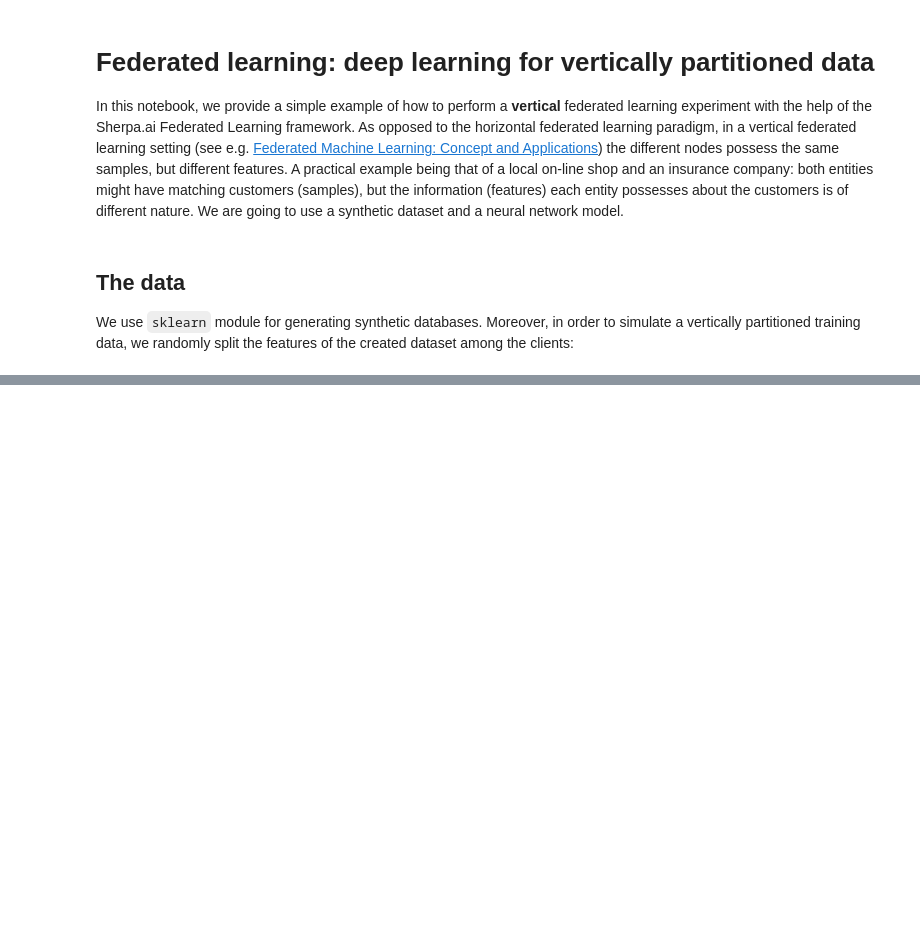
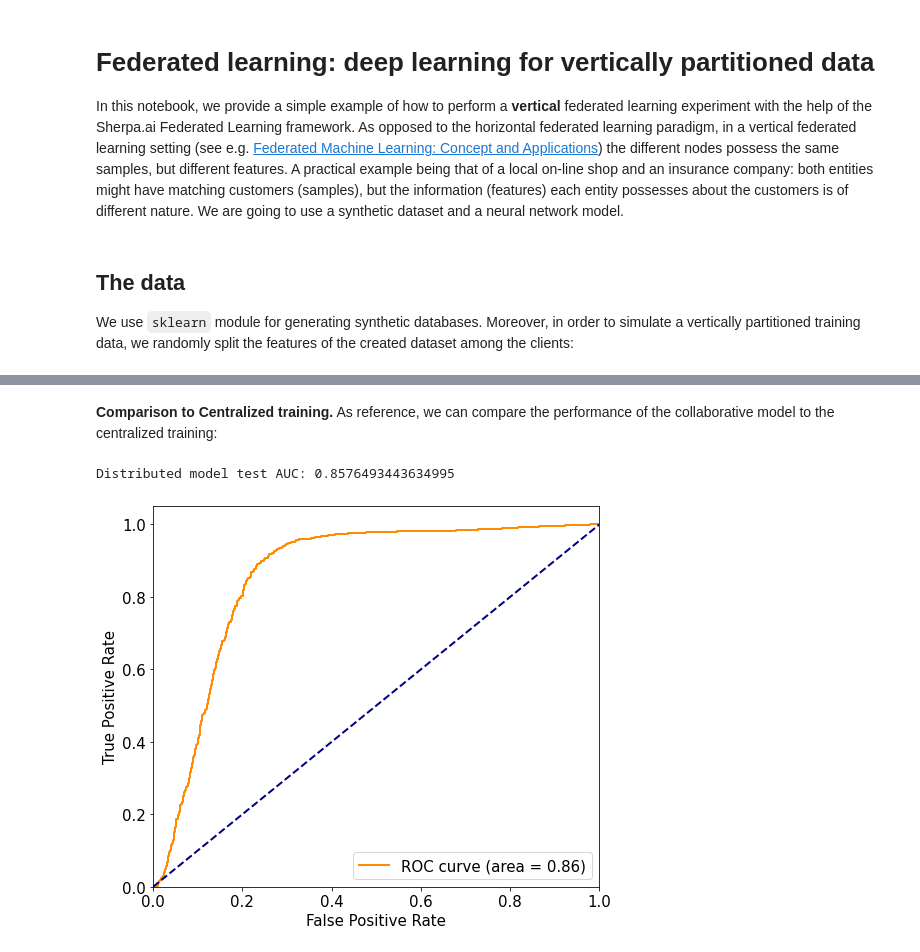
Before and after one commit to zhangzhizheng/Sherpa.ai-Federated-Learning-Framework, a Jupyter notebook: notebooks/federated_learning/federated_learning_vertical_deep_learning.ipynb, the cells around one changed output, grey strips where cells are left out. Cells and saved outputs as stored; diff of their text form; code cells hidden in the pictures; blank space fills up the shorter version.

```diff
--- a/notebooks/federated_learning/federated_learning_vertical_deep_learning.ipynb
+++ b/notebooks/federated_learning/federated_learning_vertical_deep_learning.ipynb
@@ -96,0 +55,13 @@ federated_data = data_distribution.get_data_federated(x_train_client, train_labe
+# %%
+# Make federated data:
+from shfl.data_base.data_base import LabeledDatabase
+from shfl.data_distribution.data_distribution_plain import PlainDataDistribution
+
+train_labels_client = {0:None, 1:None}
+data_base = LabeledDatabase(data=x_train_client,
+                            labels=train_labels_client,
+                            train_percentage=1.,
+                            shuffle_data=False)
+
+federated_data, _, _ = PlainDataDistribution(database=data_base).get_federated_data()
+print(federated_data)
@@ -129,0 +219,24 @@ First we compute a benchmark on centralized data using `sk-learn`:
+# %%
+from shfl.private.data import LabeledData
+
+
+server_node = VerticalServerDataNode(
+        federated_data=federated_data,
+        model=VerticalLogLinearServer(),
+        aggregator=None,
+        data=LabeledData(None, train_labels[0].values))
+
+model_nodes = [VerticalNeuralNetClient(n_features=x_train_client[0].shape[1], layer_dims=None),
+               VerticalNeuralNetClient(n_features=x_train_client[1].shape[1]), layer_dims=None]
+# %%
+# Create federated government and run training:
+
+federated_government = FederatedGovernmentVertical(model_nodes,
+                                                   federated_data,
+                                                   server_node=server_node)
+
+x_test_client_transpose = {i: x_test_client[i].T for i in range(len(x_test_client))}
+federated_government.run_rounds(n=20001,
+                                test_data=x_test_client_transpose,
+                                test_label=test_labels[0].values,
+                                print_freq=1000)
@@ -130,3 +261,5 @@ First we compute a benchmark on centralized data using `sk-learn`:
+# %% [markdown]
+**Comparison to Centralized training.** As reference, we can compare the performance of the collaborative model to the centralized training:
 # %%
 def plot_roc(y_test, y_prediction, save_path=None):
     fpr, tpr, _ = roc_curve(y_test, y_prediction)
@@ -145,6 +278,13 @@ def plot_roc(y_test, y_prediction, save_path=None):
     if save_path is not None:
         plt.savefig(save_path, bbox_inches = "tight")
     plt.show()
+# %%
+y_prediction = federated_government._server.evaluate_collaborative_model(
+    data_test=x_test_client_transpose, label_test=test_labels[0].values)
+plot_roc(test_labels[0].values, y_prediction)
+# %% [output]
+Distributed model test AUC: 0.8576493443634995
+[figure, added]
 # %%
 # Linear model Benchmark on centralized data using sk-learn:
 #clf_linear = MLPClassifier(hidden_layer_sizes=(1,), max_iter=10000, shuffle=False, random_state=321).fit(x_train, y_train)
```
Also changed, not shown: parts of 37 cells of this notebook, 6 other files.
